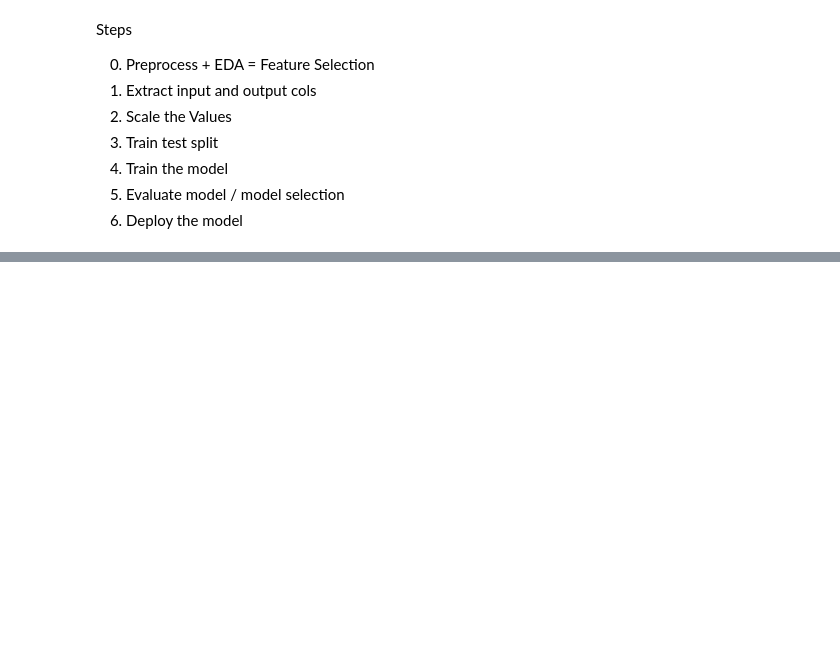
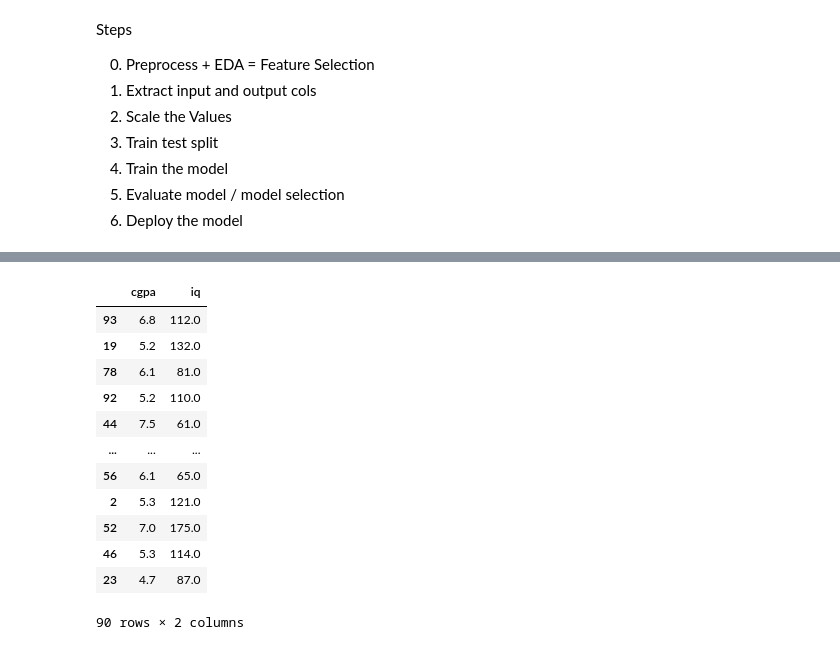
Before and after one commit to arhamansari11/Machine_Learning, a Jupyter notebook: 12-End_to_End_ML_Project/project.ipynb, the cells around one changed output, grey strips where cells are left out. Cells and saved outputs as stored; diff of their text form; code cells hidden in the pictures; blank space fills up the shorter version.

```diff
--- a/12-End_to_End_ML_Project/project.ipynb
+++ b/12-End_to_End_ML_Project/project.ipynb
@@ -31,0 +95,19 @@ plt.scatter(df["cgpa"] , df["iq"] , c=df["placement"])
+# %%
+from sklearn.model_selection import train_test_split
+X_train , X_test , Y_train , Y_test = train_test_split(X , Y , test_size = 0.1)
+# %%
+X_train
+# %% [output]
+|  | cgpa | iq |
+| 93 | 6.8 | 112.0 |
+| 19 | 5.2 | 132.0 |
+| 78 | 6.1 | 81.0 |
+| 92 | 5.2 | 110.0 |
+| 44 | 7.5 | 61.0 |
+| ... | ... | ... |
+| 56 | 6.1 | 65.0 |
+| 2 | 5.3 | 121.0 |
+| 52 | 7.0 | 175.0 |
+| 46 | 5.3 | 114.0 |
+| 23 | 4.7 | 87.0 |
+90 rows × 2 columns
```
Also changed, not shown: parts of 12 cells of this notebook.
